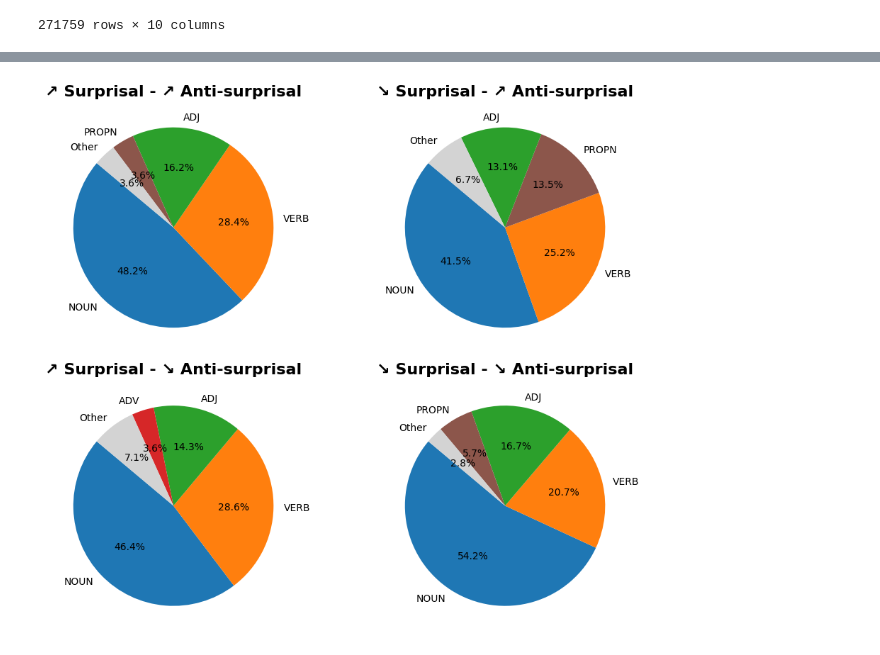
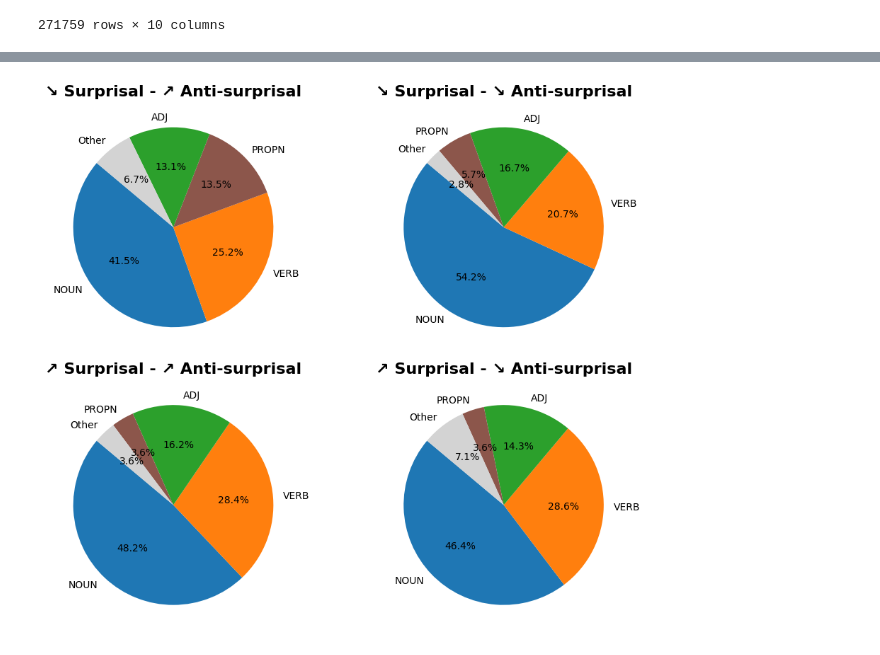
Before and after one commit to NazaninShafiabadi/antisurprisal, a Jupyter notebook: analysis.ipynb, the cells around one changed output, grey strips where cells are left out. Drawn from its saved outputs; the diff is of its cells as text; code cells hidden in the pictures.

```diff
--- a/analysis.ipynb
+++ b/analysis.ipynb
@@ -113,12 +114,11 @@ def calculate_stats(word_list, word_freqs_df):
     return pd.Series([int(frequencies.min()), int(frequencies.max()), int(frequencies.median()), round(frequencies.mean())],
                      index=['min_freq', 'max_freq', 'median_freq', 'rounded_mean_freq'])
 
-categories_df[['min_freq', 'max_freq', 'median_freq', 'rounded_mean_freq']] = categories_df['words'].apply(
+categories_df[['min_freq', 'max_freq', 'median_freq', 'rounded_avg_freq']] = categories_df['words'].apply(
     lambda words: calculate_stats(words, surprisals)
 )
 
-categories_df = categories_df.reset_index().rename(columns={'index': 'trend_category'})
-# categories_df.to_csv('../results/surp_antisurp_trends.csv', index=None)
+# categories_df.to_csv('results/surp_antisurp_trends.csv', index=None)
 categories_df
 # %% [output]
 |  | trend_category | count | words | overall_prop (%) | cat_coverage (%) | infreq_prop (%) | min_freq | ... |
@@ -214,5 +182,5 @@ surprisals
 # %%
-surprisals_pos = pd.read_csv('results/surprisals_pos.csv', sep='\t')
+surprisals_pos = pd.read_csv('results/surprisals_pos.tsv', sep='\t')
 surprisals_pos
 # %% [output]
 |  | Steps | Token | MedianRank | MeanSurprisal | StdevSurprisal | MeanAntisurprisal | StdevAntisurprisal | ... |
@@ -230,9 +198,10 @@ surprisals_pos
 271759 rows × 10 columns
 # %%
 categories = trend_categories(surprisals_pos)
-categories_df = pd.DataFrame(categories, index=['count', 'words']).transpose()
+categories_df_1 = pd.DataFrame(categories, index=['count', 'words']).transpose()
 
 num_tokens = surprisals_pos.Token.nunique()
-categories_df['overall_prop'] = categories_df['count'].apply(lambda x: round((x * 100) / num_tokens, 1))
-categories_df
+categories_df_1['overall_prop'] = categories_df_1['count'].apply(lambda x: round((x * 100) / num_tokens, 1))
+categories_df_1 = categories_df_1.reset_index().rename(columns={'index': 'trend_category'})
+categories_df_1
 # %% [output]
@@ -278,7 +257,7 @@ categories_df
 # %%
 import matplotlib.pyplot as plt
 
-categories_df = categories_df.loc[['\u2197 Surprisal - \u2197 Anti-surprisal', '\u2198 Surprisal - \u2197 Anti-surprisal', '\u2197 Surprisal - \u2198 Anti-surprisal', '\u2198 Surprisal - \u2198 Anti-surprisal']]
+# categories_df = categories_df.loc[['\u2197 Surprisal - \u2197 Anti-surprisal', '\u2198 Surprisal - \u2197 Anti-surprisal', '\u2197 Surprisal - \u2198 Anti-surprisal', '\u2198 Surprisal - \u2198 Anti-surprisal']]
 
 tag_colors = {
     'NOUN': '#1f77b4',
@@ -299,33 +278,33 @@ tag_colors = {
 }
 
 # Create a 2x2 grid of subplots
 fig, axes = plt.subplots(2, 2, figsize=(10, 8))  # 2x2 grid of subplots
 axes = axes.flatten()  # Flatten the axes array for easier indexing
 
 for idx, (row, ax) in enumerate(zip(categories_df.iterrows(), axes)):
-    category_name = row[1].name
+    category_name = row[1].trend_category
     proportions = {tag: row[1][tag] for tag in unique_tags if row[1][tag] > 0}
 
     # Sort tags by their proportions and highlight the top 4
     sorted_tags = sorted(proportions.items(), key=lambda x: x[1], reverse=True)
     top_tags = dict(sorted_tags[:4])
     other_tags = dict(sorted_tags[4:])
     if other_tags:
         top_tags['Other'] = sum(other_tags.values())
 
     colors = [tag_colors.get(tag, '#d3d3d3') for tag in top_tags.keys()]  # Default to gray if tag not in tag_colors
 
     ax.pie(
         top_tags.values(),
         labels=top_tags.keys(),
         autopct='%1.1f%%',
         startangle=140,
         colors=colors,
     )
     ax.set_title(f"{category_name}", fontweight='bold', fontsize=16)
 
 plt.tight_layout()
-plt.savefig('img/tag_proportions.pdf', format='pdf', bbox_inches='tight')
+# plt.savefig('img/tag_proportions.pdf', format='pdf', bbox_inches='tight')
 plt.show()
 # %% [output]
-[figure, old version]
+[figure, new version]
```
Also changed, not shown: parts of 10 cells of this notebook, 6 other files.
